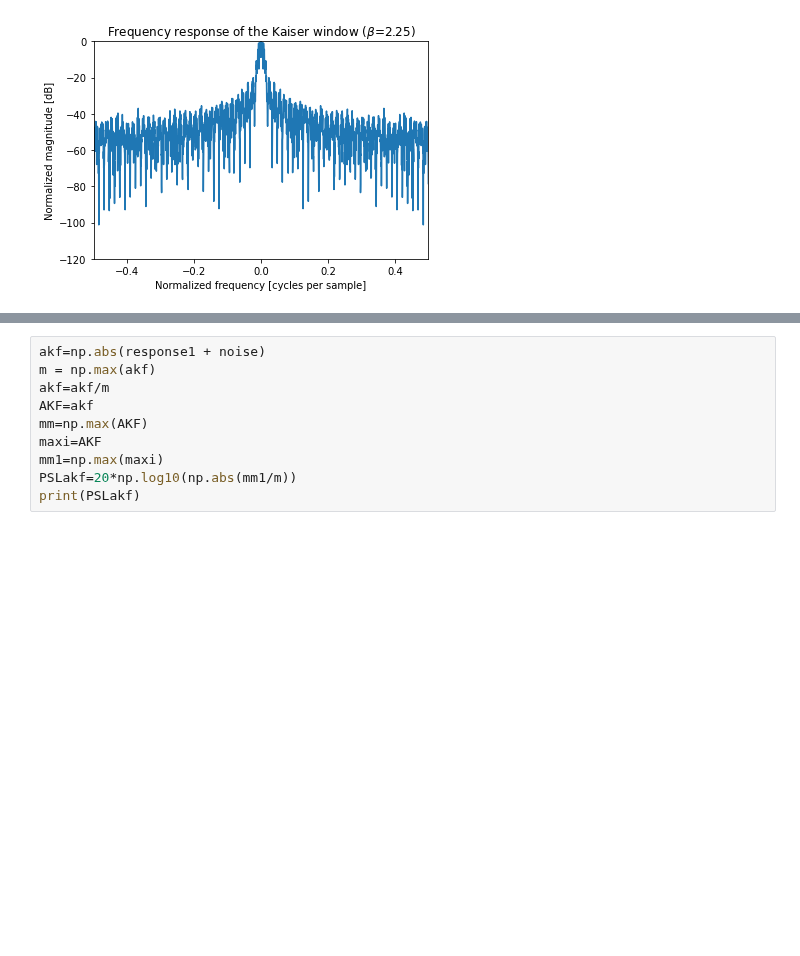
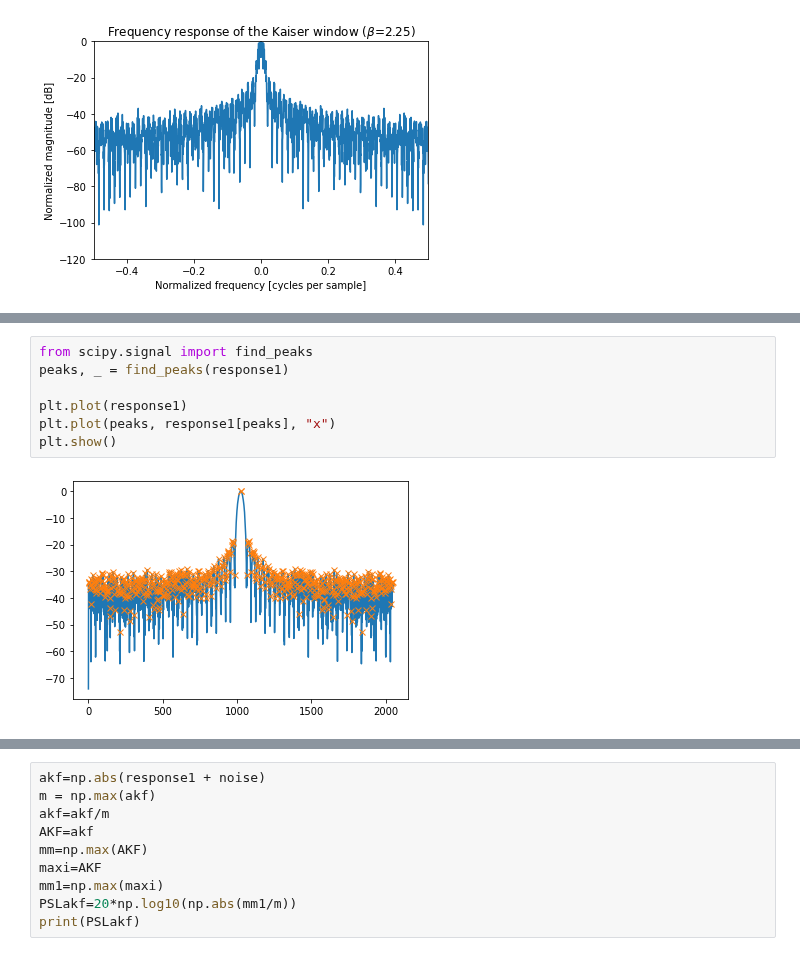
Before and after one commit to qazalmehrban/Medical-Segmentation, a Jupyter notebook: kaiser.ipynb, the cells around one changed output, grey strips where cells are left out. Saved outputs shown, nothing was run; the diff lists cells and outputs as text; blank space fills up the shorter version.

```diff
--- a/kaiser.ipynb
+++ b/kaiser.ipynb
@@ -93,0 +94,9 @@ Text(0.5, 0, 'Normalized frequency [cycles per sample]')
+# %%
+from scipy.signal import find_peaks
+peaks, _ = find_peaks(response1)
+
+plt.plot(response1)
+plt.plot(peaks, response1[peaks], "x")
+plt.show()
+# %% [output]
+[figure, added]
```
Also changed, not shown: parts of 2 cells of this notebook.
